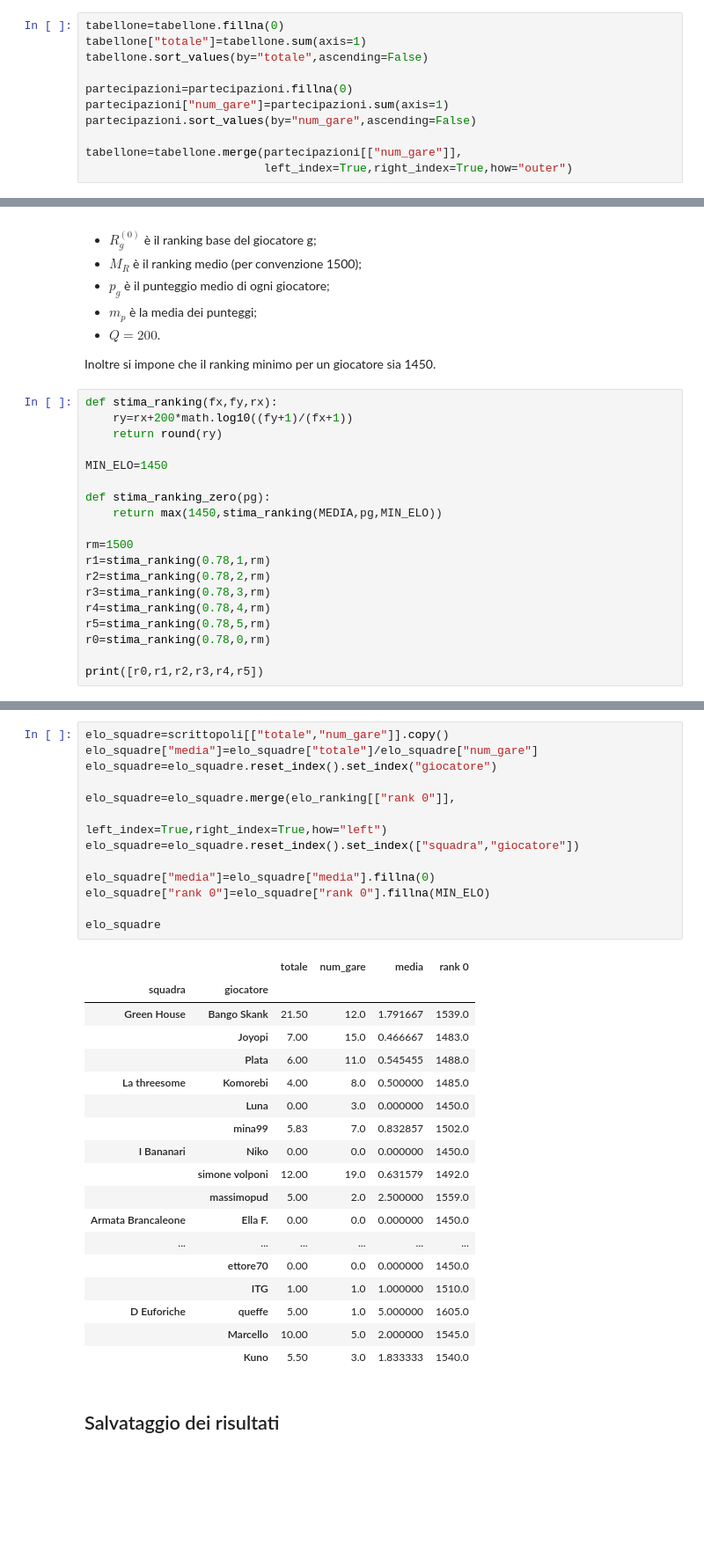
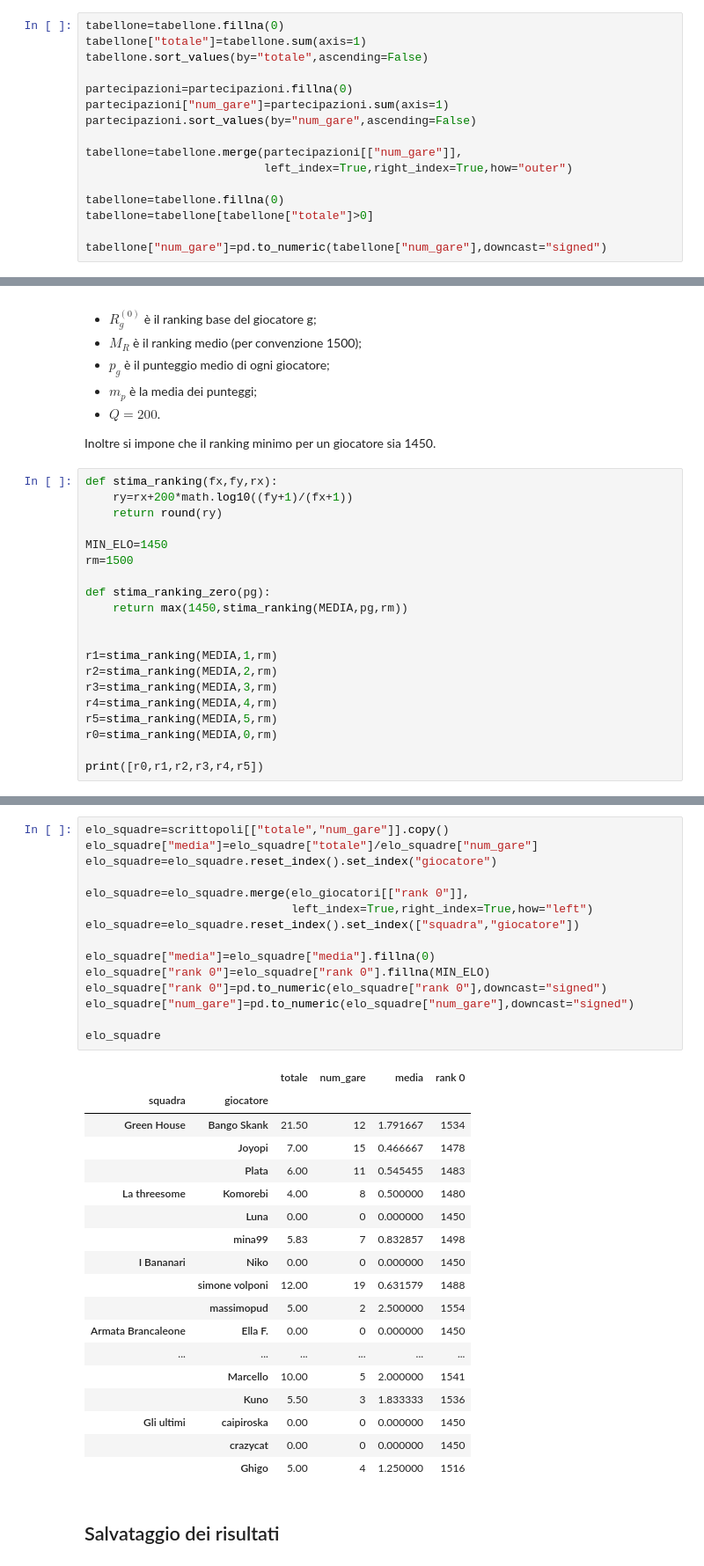
Before and after one commit to chiara-paci/writersdream, a Jupyter notebook: scrittopoli/Scrittopoli - Ranking, gironi e calendario.ipynb, the cells around one changed output, grey strips where cells are left out. Shown: that part at 88% size. Cells and saved outputs as stored; diff of their text form; blank space fills up the shorter version.

```diff
--- a/scrittopoli/Scrittopoli - Ranking, gironi e calendario.ipynb
+++ b/scrittopoli/Scrittopoli - Ranking, gironi e calendario.ipynb
@@ -148,3 +149,8 @@ partecipazioni.sort_values(by="num_gare",ascending=False)
 
 tabellone=tabellone.merge(partecipazioni[["num_gare"]],
                           left_index=True,right_index=True,how="outer")
+
+tabellone=tabellone.fillna(0)
+tabellone=tabellone[tabellone["totale"]>0]
+
+tabellone["num_gare"]=pd.to_numeric(tabellone["num_gare"],downcast="signed")
@@ -435,17 +446,18 @@ def stima_ranking(fx,fy,rx):
     return round(ry)
 
 MIN_ELO=1450
+rm=1500
 
 def stima_ranking_zero(pg):
-    return max(1450,stima_ranking(MEDIA,pg,MIN_ELO))
+    return max(1450,stima_ranking(MEDIA,pg,rm))
 
-rm=1500
-r1=stima_ranking(0.78,1,rm)
-r2=stima_ranking(0.78,2,rm)
-r3=stima_ranking(0.78,3,rm)
-r4=stima_ranking(0.78,4,rm)
-r5=stima_ranking(0.78,5,rm)
-r0=stima_ranking(0.78,0,rm)
+
+r1=stima_ranking(MEDIA,1,rm)
+r2=stima_ranking(MEDIA,2,rm)
+r3=stima_ranking(MEDIA,3,rm)
+r4=stima_ranking(MEDIA,4,rm)
+r5=stima_ranking(MEDIA,5,rm)
+r0=stima_ranking(MEDIA,0,rm)
 
 print([r0,r1,r2,r3,r4,r5])
 # %% [output]
@@ -477,35 +489,37 @@ elo_giocatori.sort_values(by="media",ascending=False)
 # %%
 elo_squadre=scrittopoli[["totale","num_gare"]].copy()
 elo_squadre["media"]=elo_squadre["totale"]/elo_squadre["num_gare"]
 elo_squadre=elo_squadre.reset_index().set_index("giocatore")
 
-elo_squadre=elo_squadre.merge(elo_ranking[["rank 0"]],
-                                                left_index=True,right_index=True,how="left")
+elo_squadre=elo_squadre.merge(elo_giocatori[["rank 0"]],
+                              left_index=True,right_index=True,how="left")
 elo_squadre=elo_squadre.reset_index().set_index(["squadra","giocatore"])
 
 elo_squadre["media"]=elo_squadre["media"].fillna(0)
 elo_squadre["rank 0"]=elo_squadre["rank 0"].fillna(MIN_ELO)
+elo_squadre["rank 0"]=pd.to_numeric(elo_squadre["rank 0"],downcast="signed")
+elo_squadre["num_gare"]=pd.to_numeric(elo_squadre["num_gare"],downcast="signed")
 
 elo_squadre
 # %% [output]
 |  |  | totale | num_gare | media | rank 0 |
 | squadra | giocatore |  |  |  |  |
-| Green House | Bango Skank | 21.50 | 12.0 | 1.791667 | 1539.0 |
-|  | Joyopi | 7.00 | 15.0 | 0.466667 | 1483.0 |
-|  | Plata | 6.00 | 11.0 | 0.545455 | 1488.0 |
-| La threesome | Komorebi | 4.00 | 8.0 | 0.500000 | 1485.0 |
-|  | Luna | 0.00 | 3.0 | 0.000000 | 1450.0 |
-|  | mina99 | 5.83 | 7.0 | 0.832857 | 1502.0 |
-| I Bananari | Niko | 0.00 | 0.0 | 0.000000 | 1450.0 |
-|  | simone volponi | 12.00 | 19.0 | 0.631579 | 1492.0 |
-|  | massimopud | 5.00 | 2.0 | 2.500000 | 1559.0 |
-| Armata Brancaleone | Ella F. | 0.00 | 0.0 | 0.000000 | 1450.0 |
+| Green House | Bango Skank | 21.50 | 12 | 1.791667 | 1534 |
+|  | Joyopi | 7.00 | 15 | 0.466667 | 1478 |
+|  | Plata | 6.00 | 11 | 0.545455 | 1483 |
+| La threesome | Komorebi | 4.00 | 8 | 0.500000 | 1480 |
+|  | Luna | 0.00 | 0 | 0.000000 | 1450 |
+|  | mina99 | 5.83 | 7 | 0.832857 | 1498 |
+| I Bananari | Niko | 0.00 | 0 | 0.000000 | 1450 |
+|  | simone volponi | 12.00 | 19 | 0.631579 | 1488 |
+|  | massimopud | 5.00 | 2 | 2.500000 | 1554 |
+| Armata Brancaleone | Ella F. | 0.00 | 0 | 0.000000 | 1450 |
 | ... | ... | ... | ... | ... | ... |
-|  | ettore70 | 0.00 | 0.0 | 0.000000 | 1450.0 |
-|  | ITG | 1.00 | 1.0 | 1.000000 | 1510.0 |
-| D Euforiche | queffe | 5.00 | 1.0 | 5.000000 | 1605.0 |
-|  | Marcello | 10.00 | 5.0 | 2.000000 | 1545.0 |
-|  | Kuno | 5.50 | 3.0 | 1.833333 | 1540.0 |
+|  | Marcello | 10.00 | 5 | 2.000000 | 1541 |
+|  | Kuno | 5.50 | 3 | 1.833333 | 1536 |
+| Gli ultimi | caipiroska | 0.00 | 0 | 0.000000 | 1450 |
+|  | crazycat | 0.00 | 0 | 0.000000 | 1450 |
+|  | Ghigo | 5.00 | 4 | 1.250000 | 1516 |
 # %% [markdown]
 ## Salvataggio dei risultati
 # %% [markdown]
```
Also changed, not shown: parts of 19 cells of this notebook, 32 other files.
